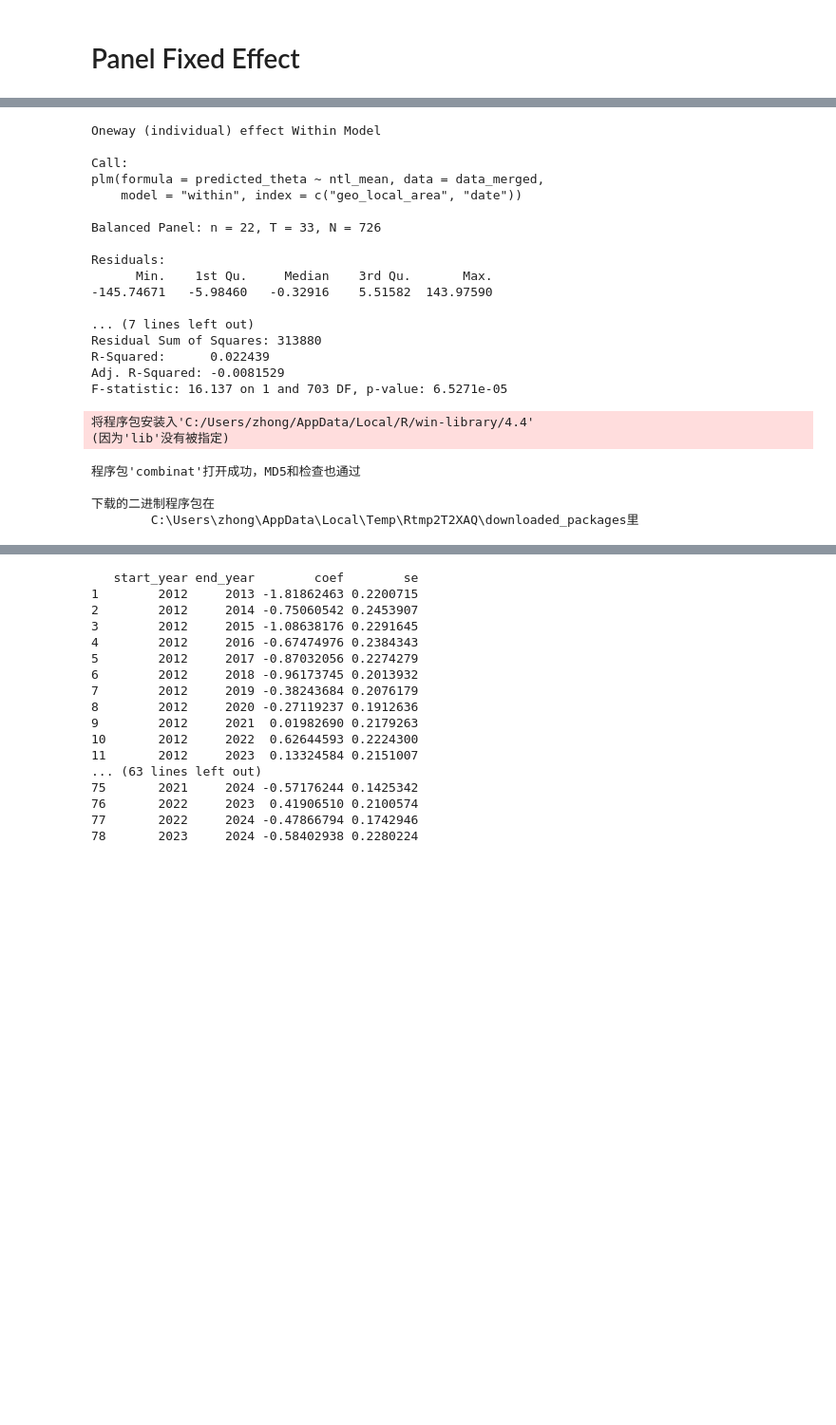
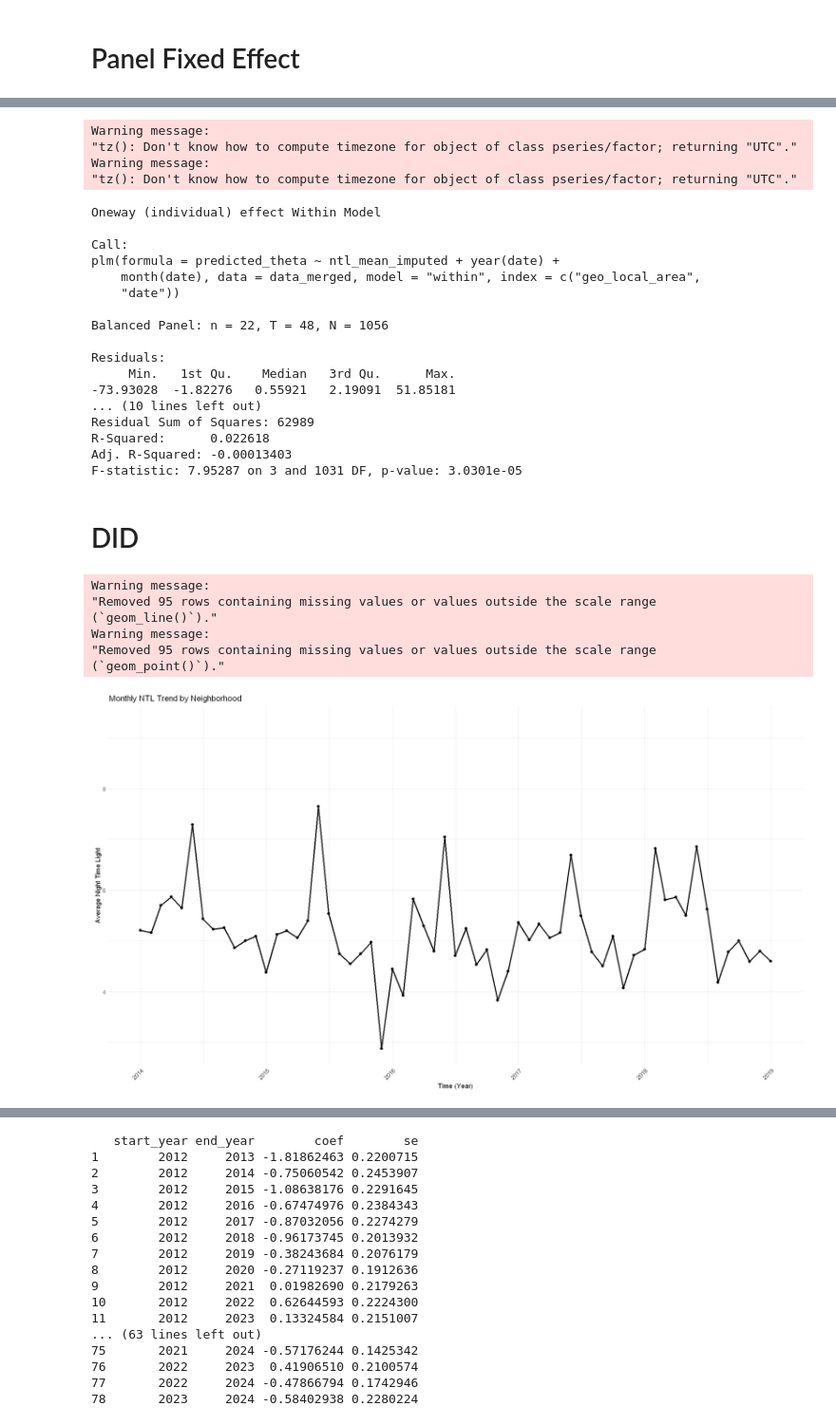
Before and after one commit to Irene-Berezin/econ_398_project, a Jupyter notebook: crime_fact.ipynb, the cells around one changed output, grey strips where cells are left out. Shown at 95% size. Drawn from its saved outputs; the diff is of its cells as text; code cells hidden in the pictures; blank space fills up the shorter version.

```diff
--- a/crime_fact.ipynb
+++ b/crime_fact.ipynb
@@ -808,7 +873,7 @@ A data.frame: 6 × 13
 # %%
 
 # Run a fixed effects panel model (linear regression with entity FE)
-model_fe <- plm(predicted_theta ~ ntl_mean,
+model_fe <- plm(predicted_theta ~ ntl_mean_imputed + year(date) + month(date),
                 data = data_merged,
                 model = "within",  # Within estimator = Fixed Effects
                 index = c("geo_local_area", "date"))
@@ -816,31 +881,51 @@ model_fe <- plm(predicted_theta ~ ntl_mean,
 # Summarize the model results
 summary(model_fe)
 # %% [output]
-Oneway (individual) effect Within Model
-
-Call:
-plm(formula = predicted_theta ~ ntl_mean, data = data_merged,
-    model = "within", index = c("geo_local_area", "date"))
-
-Balanced Panel: n = 22, T = 33, N = 726
-
-Residuals:
-      Min.    1st Qu.     Median    3rd Qu.       Max.
--145.74671   -5.98460   -0.32916    5.51582  143.97590
-
-... (7 lines left out)
-Residual Sum of Squares: 313880
-R-Squared:      0.022439
-Adj. R-Squared: -0.0081529
-F-statistic: 16.137 on 1 and 703 DF, p-value: 6.5271e-05
+Warning message:
+"tz(): Don't know how to compute timezone for object of class pseries/factor; returning "UTC"."
+Warning message:
+"tz(): Don't know how to compute timezone for object of class pseries/factor; returning "UTC"."
+Oneway (individual) effect Within Model
+
+Call:
+plm(formula = predicted_theta ~ ntl_mean_imputed + year(date) +
+    month(date), data = data_merged, model = "within", index = c("geo_local_area",
+    "date"))
+
+Balanced Panel: n = 22, T = 48, N = 1056
+
+Residuals:
+     Min.   1st Qu.    Median   3rd Qu.      Max.
+-73.93028  -1.82276   0.55921   2.19091  51.85181
+... (10 lines left out)
+Residual Sum of Squares: 62989
+R-Squared:      0.022618
+Adj. R-Squared: -0.00013403
+F-statistic: 7.95287 on 3 and 1031 DF, p-value: 3.0301e-05
-# %%
-install.packages("combinat")
-# %% [output]
-将程序包安装入'C:/Users/zhong/AppData/Local/R/win-library/4.4'
-(因为'lib'没有被指定)
-程序包'combinat'打开成功，MD5和检查也通过
-
-下载的二进制程序包在
-        C:\Users\zhong\AppData\Local\Temp\Rtmp2T2XAQ\downloaded_packages里
+# %% [markdown]
+# DID
+# %%
+ntl_trend <- ntl_data|>
+    group_by(date)|>
+    summarise(ntl_mean_imputed = mean(ntl_mean_imputed))
+
+
+ggplot(ntl_trend, aes(x = date, y = ntl_mean_imputed)) +
+  geom_line(size = 1) +
+  geom_point(size = 2) +
+#   geom_smooth(method = "lm") +
+  scale_x_date(date_breaks = "1 year", date_labels = "%Y", limits = as.Date(c("2014-01-01", "2019-01-01"))) +
+  labs(x = "Time (Year)", y = "Average Night Time Light",
+       title = "Monthly NTL Trend by Neighborhood") +
+  theme_minimal() +
+  theme(axis.text.x = element_text(angle = 45, vjust = 1, hjust = 1))
+# %% [output]
+Warning message:
+"Removed 95 rows containing missing values or values outside the scale range
+(`geom_line()`)."
+Warning message:
+"Removed 95 rows containing missing values or values outside the scale range
+(`geom_point()`)."
+[figure, added]
 # %%
 merged_data_did <- merge(crime_monthly, ntl_data, by.x = c("geo_local_area", "date"), by.y = c("geo_local_area", "date"))|>
```
Also changed, not shown: parts of 27 cells of this notebook, 1 other file.
